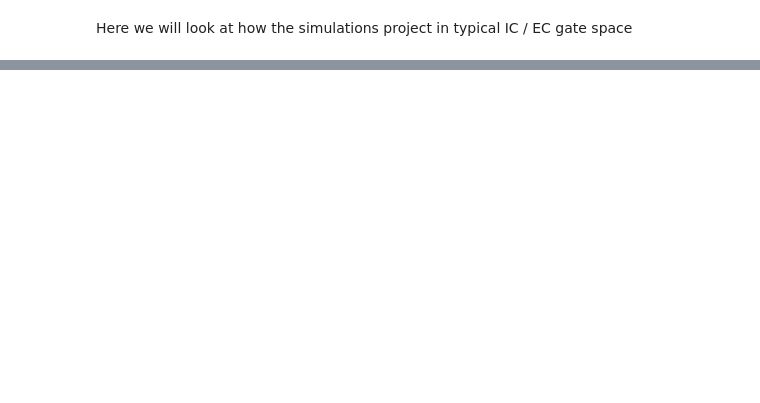
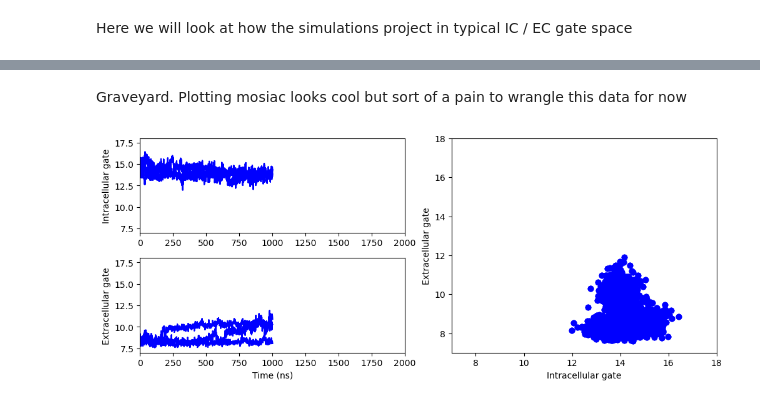
Before and after one commit to semccomas/PfHT_MMV, a Jupyter notebook: conformation_analysis/gate_space.ipynb, the cells around one changed output, grey strips where cells are left out. Drawn from its saved outputs; the diff is of its cells as text; code cells hidden in the pictures; blank space fills up the shorter version.

```diff
--- a/conformation_analysis/gate_space.ipynb
+++ b/conformation_analysis/gate_space.ipynb
@@ -85,0 +216,16 @@ ax.set_ylim(7, 18)
+# %% [markdown]
+Graveyard. Plotting mosiac looks cool but sort of a pain to wrangle this data for now
+# %%
+fig, axd = plt.subplot_mosaic("AC;BC", constrained_layout=True)
+
+
+for rep in dists:
+
+    plot_mosaic(fig,
+                axd,
+                data_A=rep[:,0],
+                data_B=rep[:,1],
+                data_C=rep,
+                color='blue')
+# %% [output]
+[figure, added]
```
Also changed, not shown: parts of 15 cells of this notebook.
